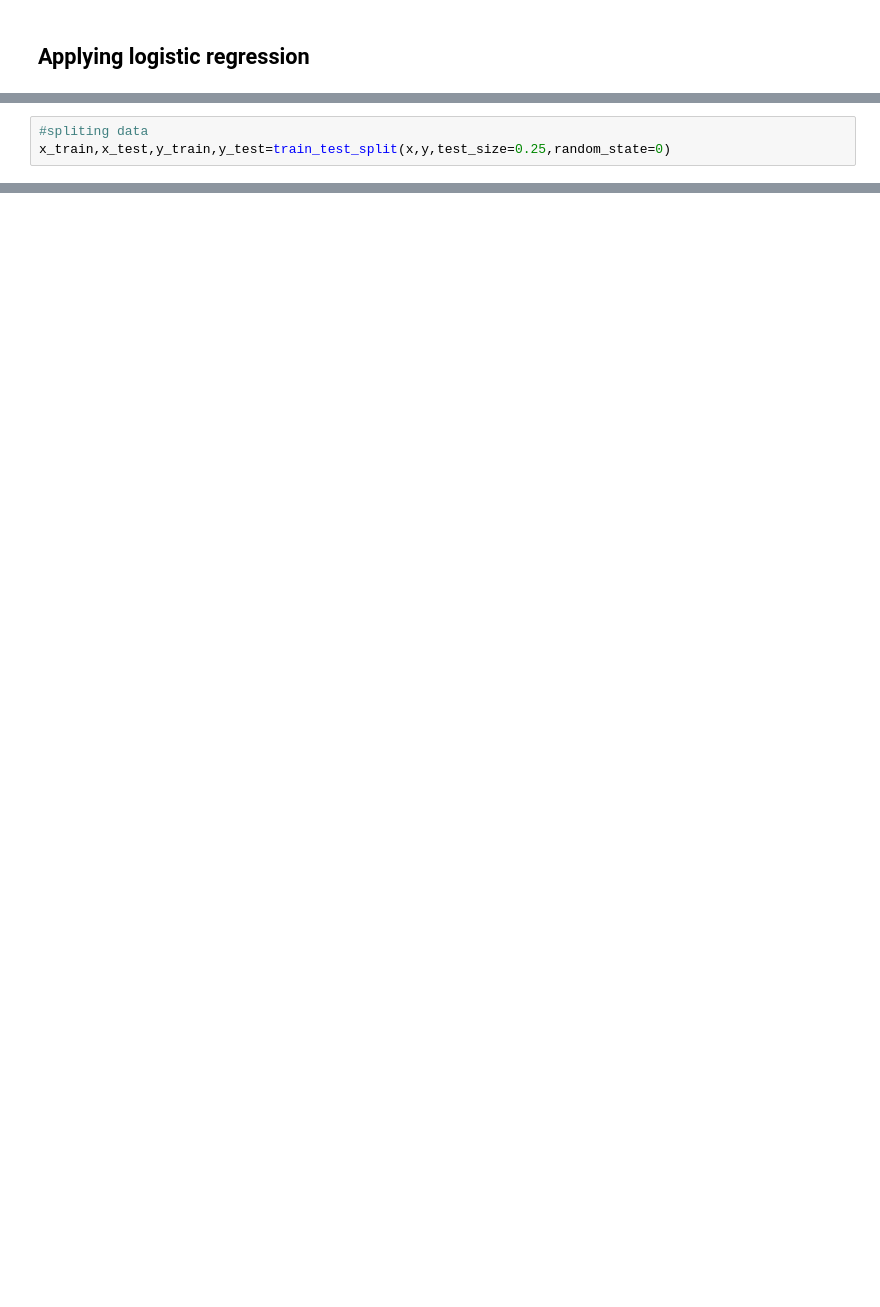
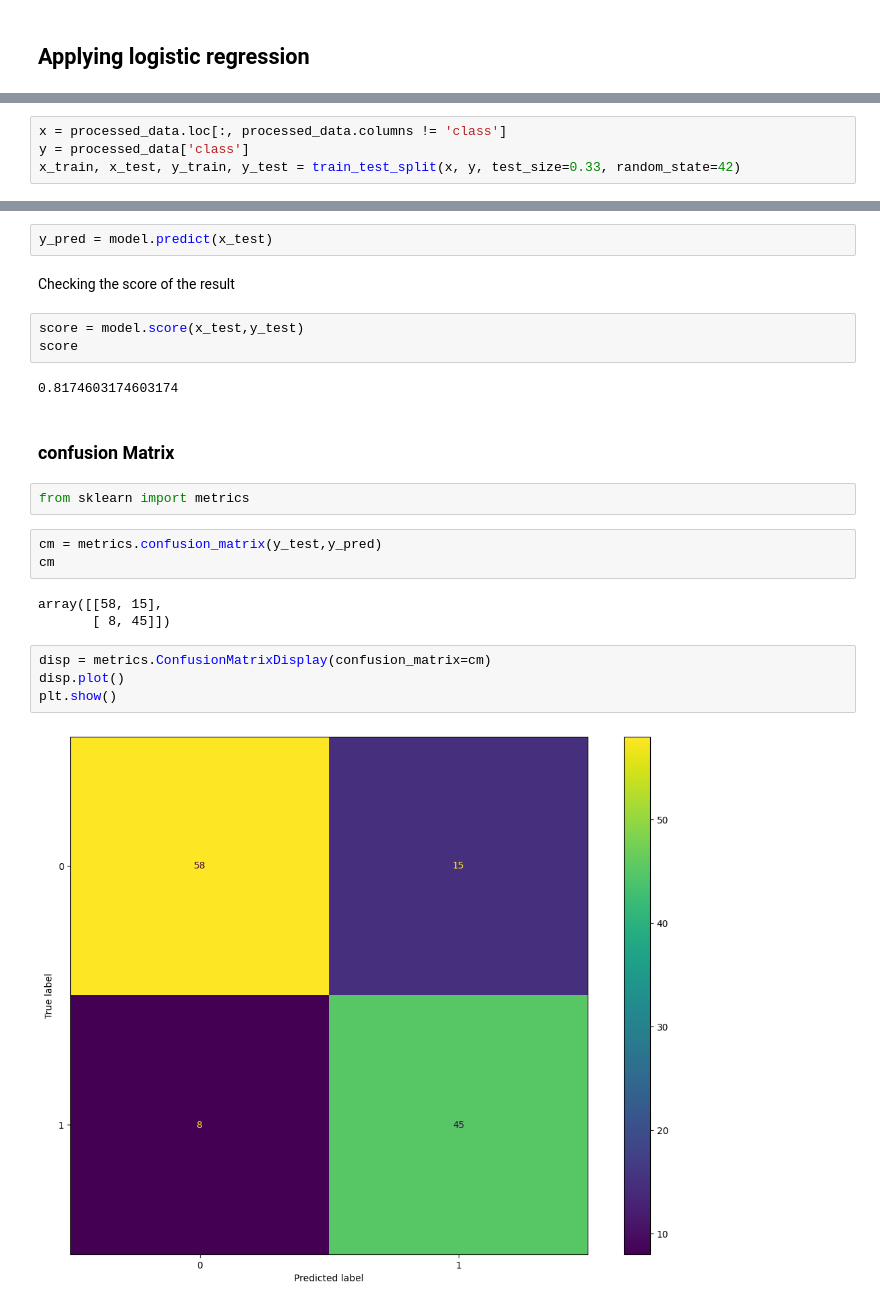
Before and after one commit to Ahmedfetni/checkpoints, a Jupyter notebook: final_ml_checkpoint/machine_learning.ipynb, the cells around one changed output, grey strips where cells are left out. Saved outputs shown, nothing was run; the diff lists cells and outputs as text; blank space fills up the shorter version.

```diff
--- a/final_ml_checkpoint/machine_learning.ipynb
+++ b/final_ml_checkpoint/machine_learning.ipynb
@@ -469,0 +486,4 @@ plot.show()
+# %%
+x = processed_data.loc[:, processed_data.columns != 'class']
+y = processed_data['class']
+x_train, x_test, y_train, y_test = train_test_split(x, y, test_size=0.33, random_state=42)
@@ -493,4 +494 @@ x
-# %%
-#spliting data
-x_train,x_test,y_train,y_test=train_test_split(x,y,test_size=0.25,random_state=0)
 # %%
@@ -501,0 +506,25 @@ logistic regression=5
+# %%
+y_pred = model.predict(x_test)
+# %% [markdown]
+Checking the score of the result
+# %%
+score = model.score(x_test,y_test)
+score
+# %% [output]
+0.8174603174603174
+# %% [markdown]
+### confusion Matrix
+# %%
+from sklearn import metrics
+# %%
+cm = metrics.confusion_matrix(y_test,y_pred)
+cm
+# %% [output]
+array([[58, 15],
+       [ 8, 45]])
+# %%
+disp = metrics.ConfusionMatrixDisplay(confusion_matrix=cm)
+disp.plot()
+plt.show()
+# %% [output]
+[figure, added]
```
Also changed, not shown: parts of 31 cells of this notebook.
